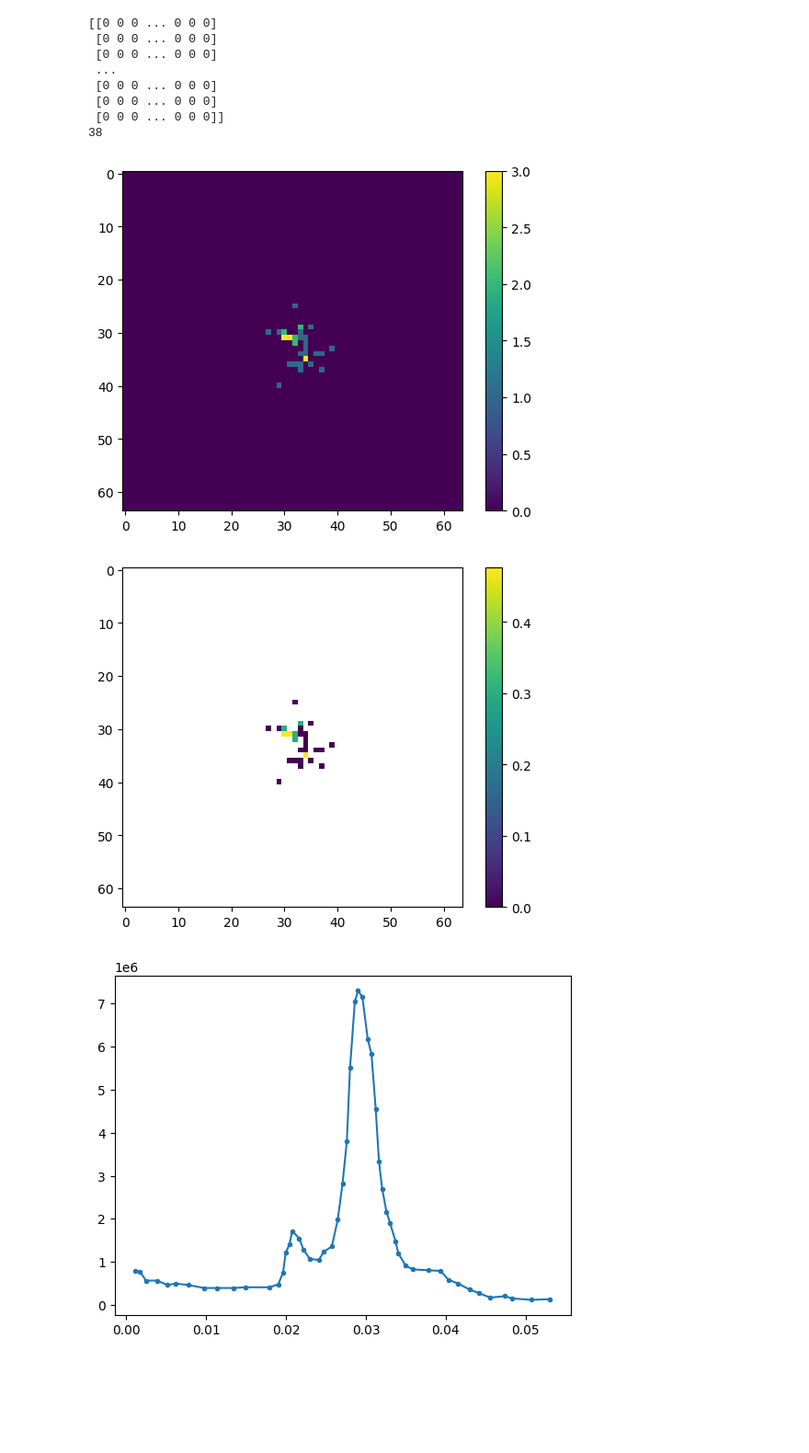
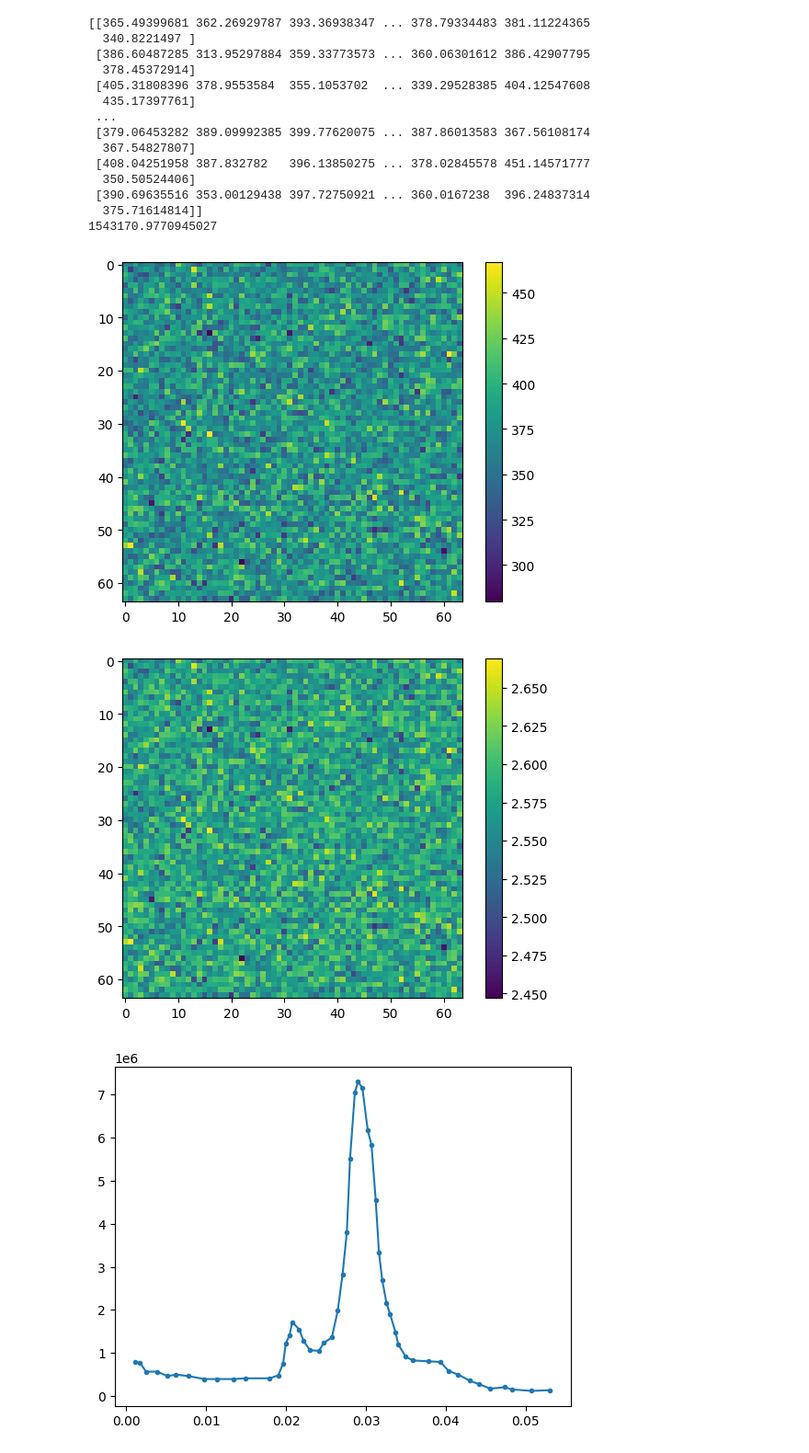
Before and after one commit to woutervantol/scriptie2, a Jupyter notebook: test_data.ipynb, the cells around one changed output. Shown at 92% size. Saved outputs shown, nothing was run; the diff lists cells and outputs as text; code cells hidden in the pictures; blank space fills up the shorter version.

```diff
--- a/test_data.ipynb
+++ b/test_data.ipynb
@@ -20,28 +159,34 @@ exposure_time = 100000 #s
 # %%
-# p["model"] = "HYDRO_FIDUCIAL"
-# data = Data(p)
-# filename = p_to_filename(p)
-# photon_counts = np.load(p["data_path"] + filename + "_photons.npy")
-# i = 2902
-# print(photon_counts[i, 1])
-# print(np.sum(photon_counts[i, 1]))
-# plt.imshow(photon_counts[i, 1])
-# plt.colorbar()
-# plt.show()
-# plt.imshow(np.log10(photon_counts[i, 1]))
-# plt.colorbar()
-# plt.show()
+p["model"] = "HYDRO_FIDUCIAL"
+data = Data(p)
+filename = p_to_filename(p)
+photon_counts = np.load(p["data_path"]+"/z0/" + filename + "_photons.npy")
+i = 2902
+print(photon_counts[i, 1])
+print(np.sum(photon_counts[i, 1]))
+plt.imshow(photon_counts[i, 1])
+plt.colorbar()
+plt.show()
+plt.imshow(np.log10(photon_counts[i, 1]))
+plt.colorbar()
+plt.show()
 # %% [output]
-[[0 0 0 ... 0 0 0]
- [0 0 0 ... 0 0 0]
- [0 0 0 ... 0 0 0]
+[[365.49399681 362.26929787 393.36938347 ... 378.79334483 381.11224365
+  340.8221497 ]
+ [386.60487285 313.95297884 359.33773573 ... 360.06301612 386.42907795
+  378.45372914]
+ [405.31808396 378.9553584  355.1053702  ... 339.29528385 404.12547608
+  435.17397761]
  ...
- [0 0 0 ... 0 0 0]
- [0 0 0 ... 0 0 0]
- [0 0 0 ... 0 0 0]]
-38
+ [379.06453282 389.09992385 399.77620075 ... 387.86013583 367.56108174
+  367.54827807]
+ [408.04251958 387.832782   396.13850275 ... 378.02845578 451.14571777
+  350.50524406]
+ [390.69635516 353.00129438 397.72750921 ... 360.0167238  396.24837314
+  375.71614814]]
+1543170.9770945027
-[figure, old version]
+[figure, new version]
-[figure, old version]
+[figure, new version]
 # %%
 from scipy.optimize import curve_fit
 noisedata = np.loadtxt(p["model_path"]+"background_counts.txt", delimiter=",")
```
Also changed, not shown: parts of 39 cells of this notebook, 14 other files.
